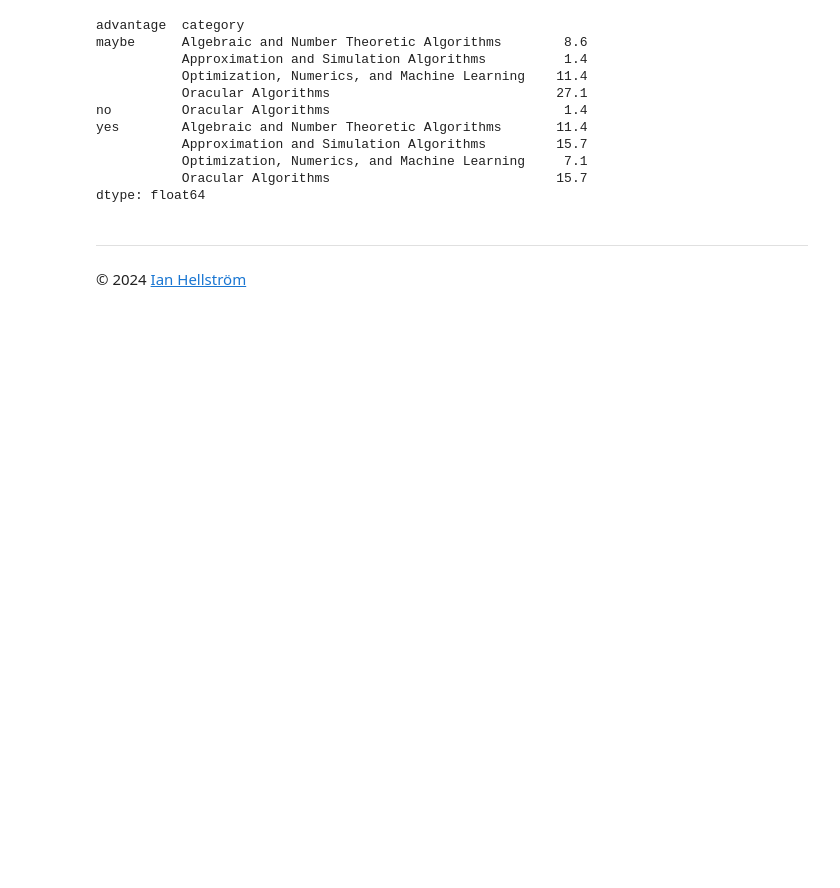
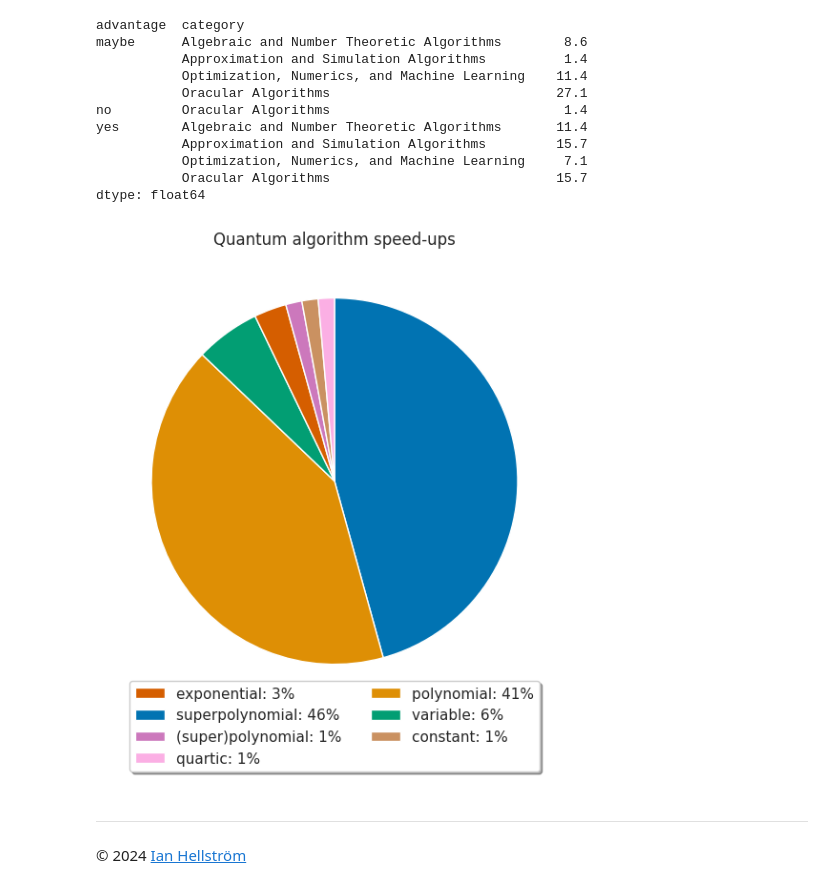
Before and after one commit to ianhellstrom/zoose-base-codespace, a Jupyter notebook: notebooks/quantum-algorithm-speedups.ipynb, the cells around one changed output. Saved outputs shown, nothing was run; the diff lists cells and outputs as text; code cells hidden in the pictures; blank space fills up the shorter version.

Commit message:
Add pie chart

```diff
--- a/notebooks/quantum-algorithm-speedups.ipynb
+++ b/notebooks/quantum-algorithm-speedups.ipynb
@@ -129,6 +129,32 @@ yes        Algebraic and Number Theoretic Algorithms       11.4
            Optimization, Numerics, and Machine Learning     7.1
            Oracular Algorithms                             15.7
 dtype: float64
+# %%
+import seaborn as sns
+import matplotlib.pyplot as plt
+
+plt.figure(figsize=(6, 6))
+
+speedup_counts = speedups['speedup'].value_counts()
+percentages = [f'{label}: {count / sum(speedup_counts) * 100:.0f}%' for label, count in zip(speedup_counts.index, speedup_counts)]
+
+patches, _ = plt.pie(speedup_counts, colors=sns.color_palette("colorblind"), startangle=90, counterclock=False)
+
+label_patch_map = {label: patch for label, patch in zip(speedup_counts.index, patches)}
+label_percentage_map = {label: percentage for label, percentage in zip(speedup_counts.index, percentages)}
+custom_order_labels = ['exponential', 'superpolynomial', '(super)polynomial', 'quartic', 'polynomial', 'variable', 'constant']
+custom_patches = [label_patch_map[label] for label in custom_order_labels]
+custom_percentages = [label_percentage_map[label] for label in custom_order_labels]
+
+plt.legend(custom_patches, custom_percentages, loc="lower center", bbox_to_anchor=(0.5, -0.15), shadow=True, ncol=2)
+
+plt.title("Quantum algorithm speed-ups", fontsize=12)
+plt.tight_layout()
+plt.savefig("quantum-algorithm-speedups.png", dpi=300)
+
+plt.show()
+# %% [output]
+[figure, added]
 # %% [markdown]
 ---
 &copy; 2024 [Ian Hellström](https://ianhellstrom.org)
```
